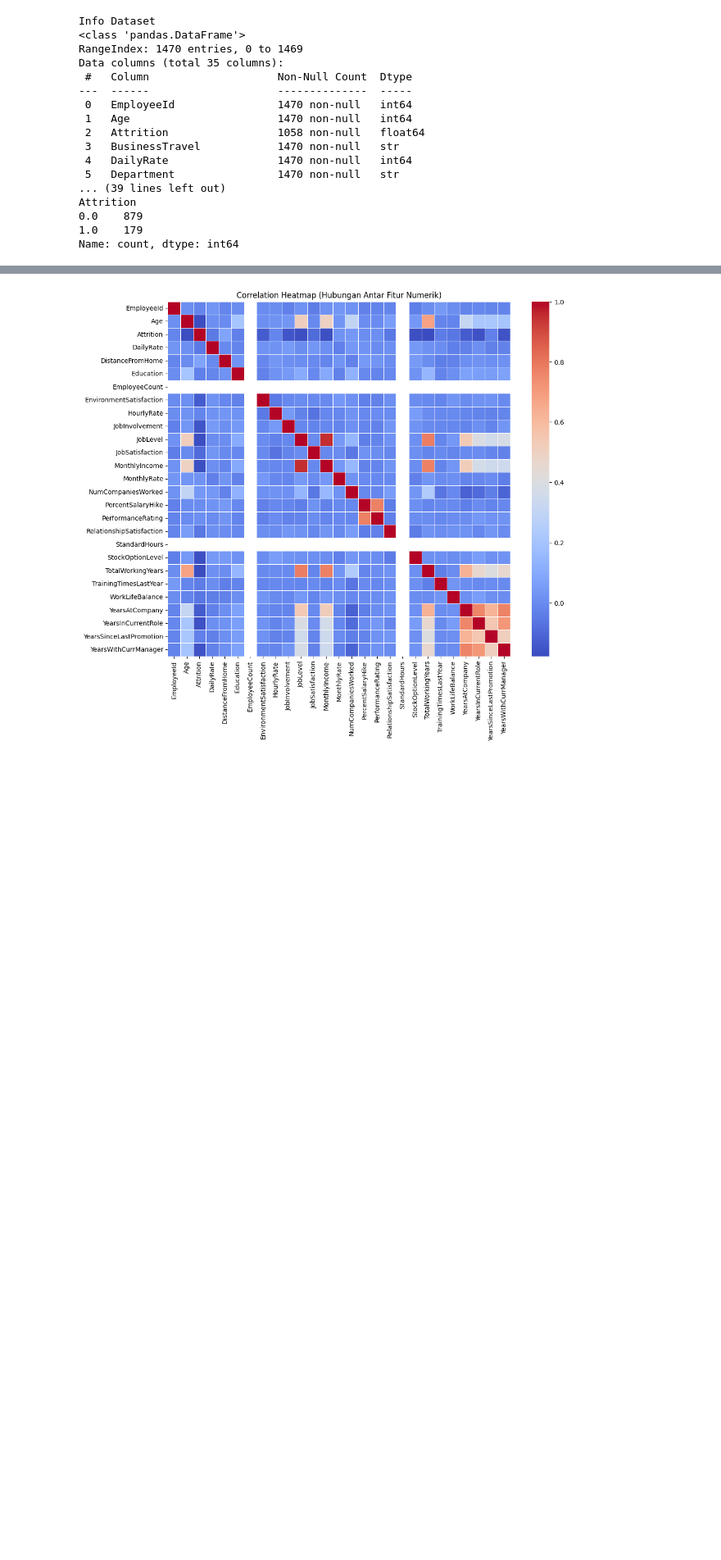
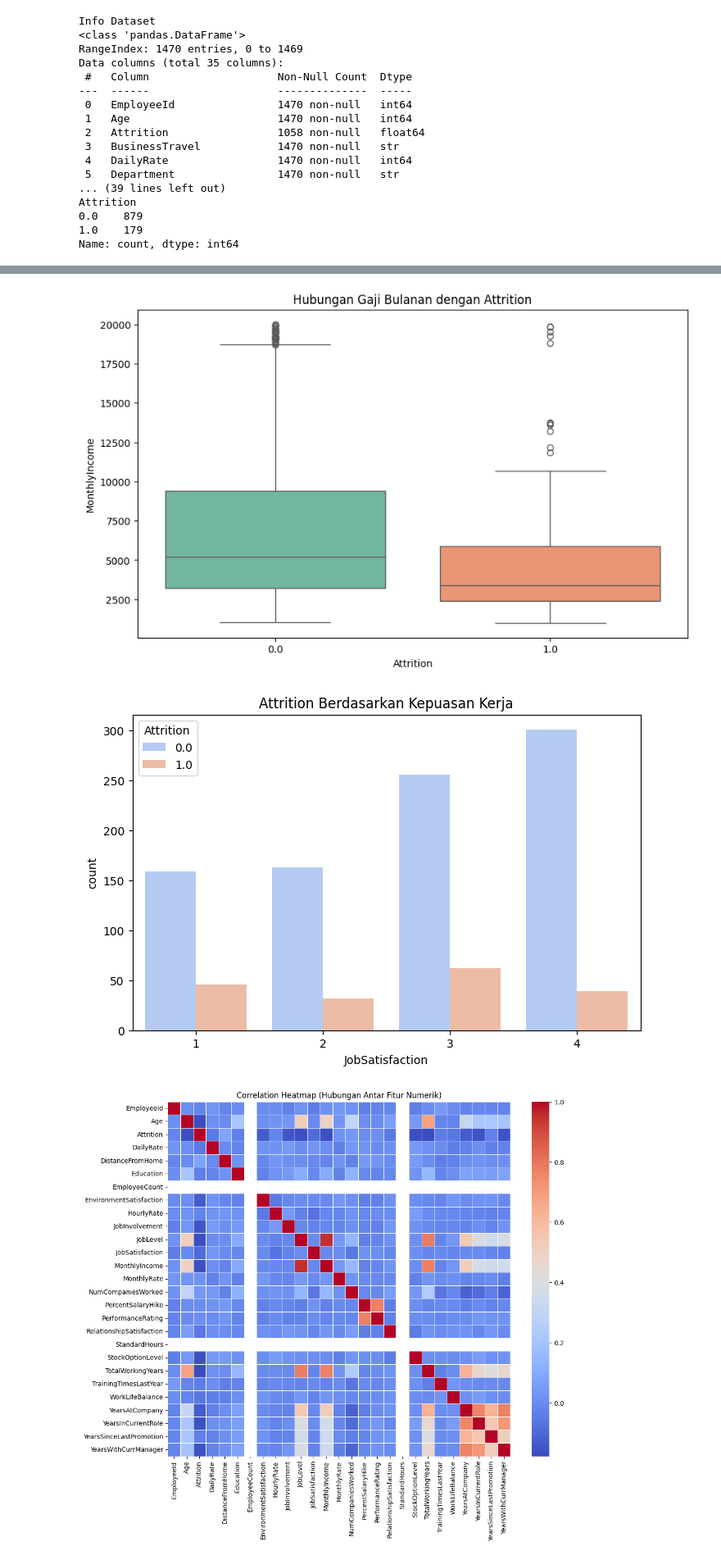
Before and after one commit to maxcorazon/Tugas_AnalisisKaryawan_JayaJayaMaju, a Jupyter notebook: notebook.ipynb, the cells around one changed output, grey strips where cells are left out. Shown at 82% size. Saved outputs shown, nothing was run; the diff lists cells and outputs as text; code cells hidden in the pictures; blank space fills up the shorter version.

```diff
--- a/notebook.ipynb
+++ b/notebook.ipynb
@@ -82,3 +100,22 @@ Name: count, dtype: int64
+# %%
+# Bivariate Analysis
+# Attrition vs Monthly Income
+plt.figure(figsize=(10, 6))
+sns.boxplot(x='Attrition', y='MonthlyIncome', data=df, palette='Set2')
+plt.title('Hubungan Gaji Bulanan dengan Attrition')
+plt.show()
+# Rata-rata gaji karyawan yang Resign cenderung lebih rendah dibandingkan yang bertahan.
+
+
+# Attrition vs Job Satisfaction
+plt.figure(figsize=(8, 5))
+sns.countplot(x='JobSatisfaction', hue='Attrition', data=df, palette='coolwarm')
+plt.title('Attrition Berdasarkan Kepuasan Kerja')
+plt.show()
+# Karyawan dengan tingkat kepuasan rendah (1) memiliki rasio resign yang lebih tinggi.
+# %% [output]
+[figure, added]
+[figure, added]
 # %%
 # Multivariate Analysis - Heatmap Korelasi
 plt.figure(figsize=(12, 10))
```
Also changed, not shown: parts of 2 cells of this notebook, 2 other files.
